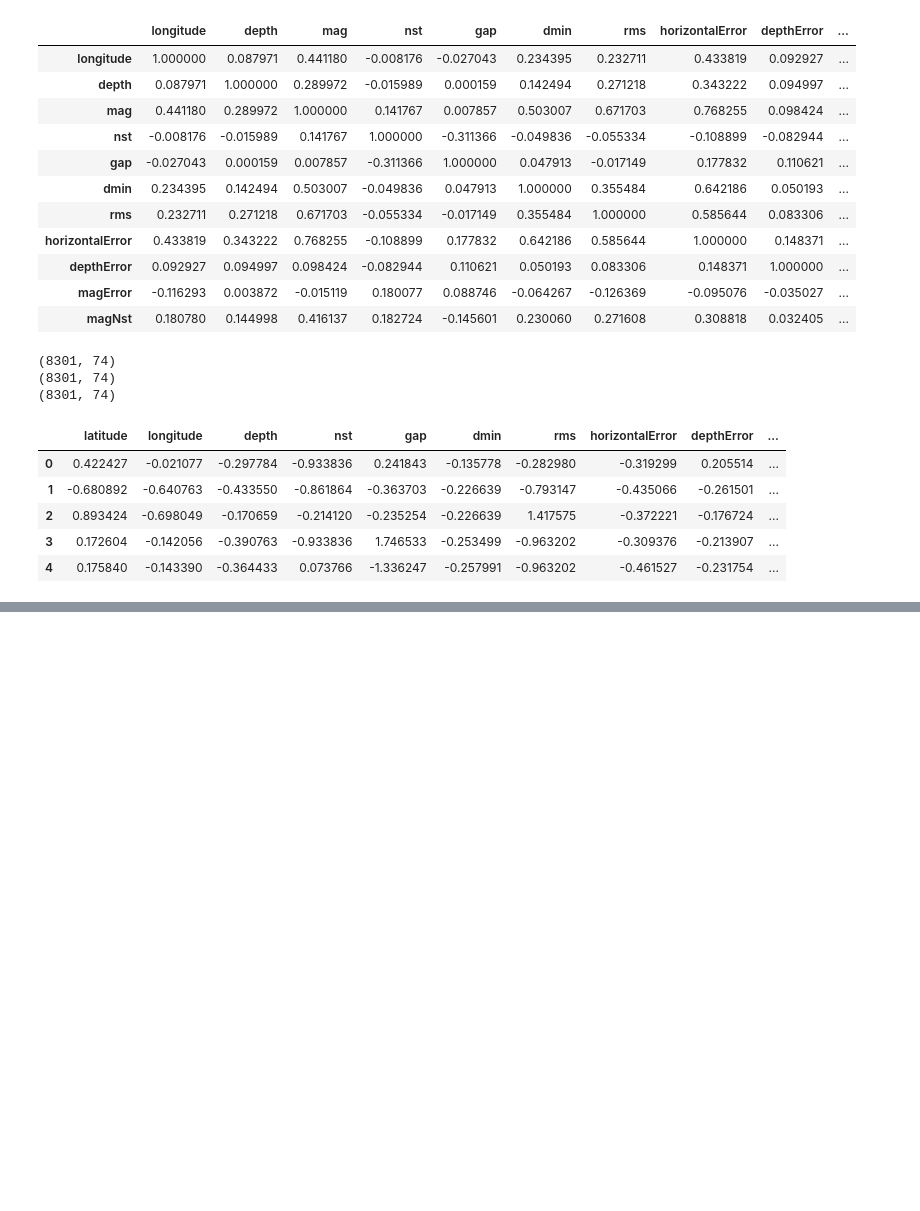
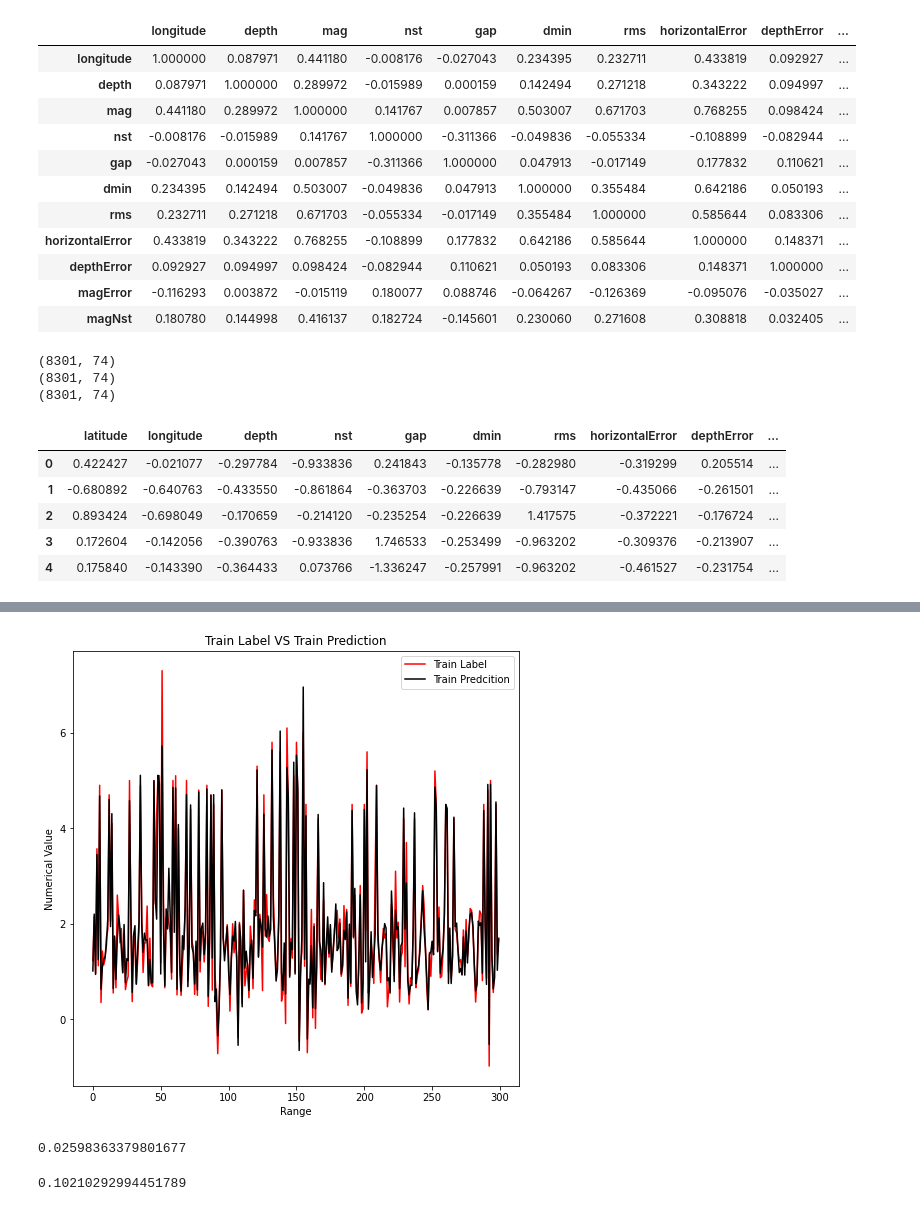
Before and after one commit to hungrycarpet/Quakedet, a Jupyter notebook: earthquake.ipynb, the cells around one changed output, grey strips where cells are left out. Saved outputs shown, nothing was run; the diff lists cells and outputs as text; code cells hidden in the pictures; blank space fills up the shorter version.

```diff
--- a/earthquake.ipynb
+++ b/earthquake.ipynb
@@ -464,0 +528,21 @@ from sklearn.ensemble import RandomForestRegressor
+# %%
+r=300
+fig=plt.figure(figsize=(8,8))
+ax=fig.add_subplot(1,1,1)
+t1=ax.plot(range(r),valY_mag[0:r],color='r',label='Train Label')
+t2=ax.plot(range(r),rfg.predict(valX_mag2[0:r]),color='k',label='Train Predcition')
+ax.set_xlabel('Range',)
+ax.set_ylabel('Numerical Value')
+ax.legend()
+ax.set_title('Train Label VS Train Prediction')
+fig.show()
+# %% [output]
+[figure, added]
+# %%
+mean_squared_error(trainY_mag,rfg.predict(trainX_mag2))
+# %% [output]
+0.02598363379801677
+# %%
+mean_squared_error(valY_mag,rfg.predict(valX_mag2))
+# %% [output]
+0.10210292994451789
```
Also changed, not shown: parts of 9 cells of this notebook.
